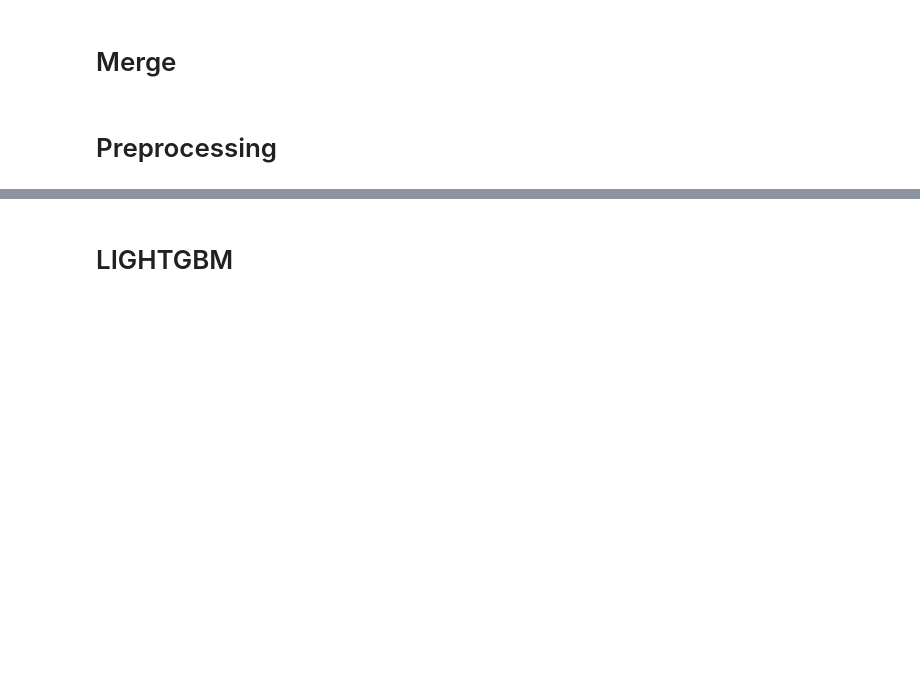
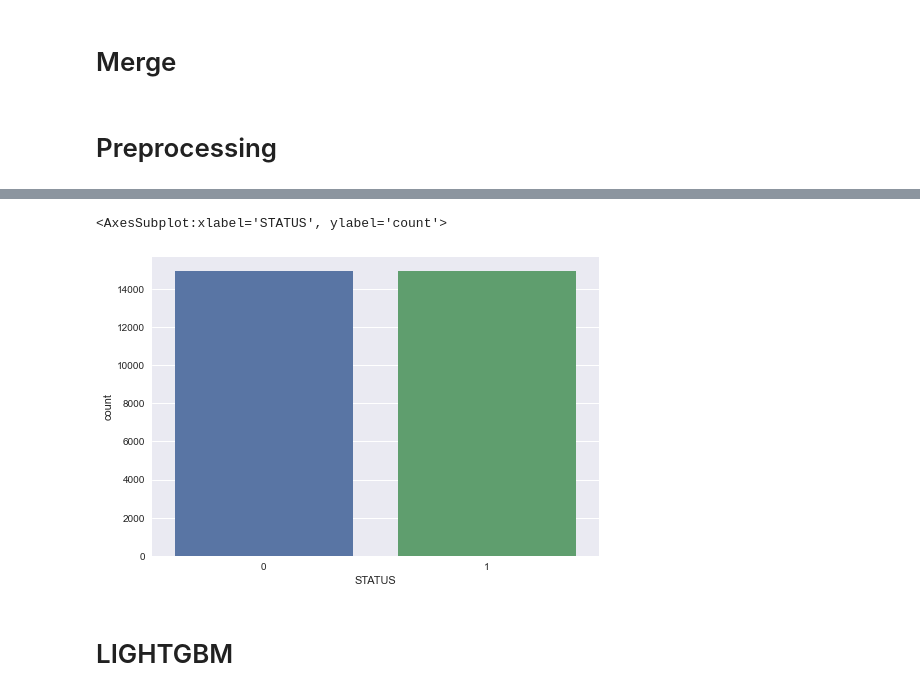
Before and after one commit to kissthedata/study, a Jupyter notebook: May/5.20/Credit STATUS predict baseline.ipynb, the cells around one changed output, grey strips where cells are left out. Saved outputs shown, nothing was run; the diff lists cells and outputs as text; code cells hidden in the pictures; blank space fills up the shorter version.

Commit message:
modify Credit Status baseline

```diff
--- a/May/5.20/Credit STATUS predict baseline.ipynb
+++ b/May/5.20/Credit STATUS predict baseline.ipynb
@@ -166,6 +182,11 @@ smote = SMOTE(random_state=42)
 
 # 샘플링
 X_train, y_train = smote.fit_resample(X_train, y_train)
+# %%
+sns.countplot(y_train)
+# %% [output]
+<AxesSubplot:xlabel='STATUS', ylabel='count'>
+[figure, added]
 # %% [markdown]
 # LIGHTGBM
 # %%
```
Also changed, not shown: parts of 3 cells of this notebook.
